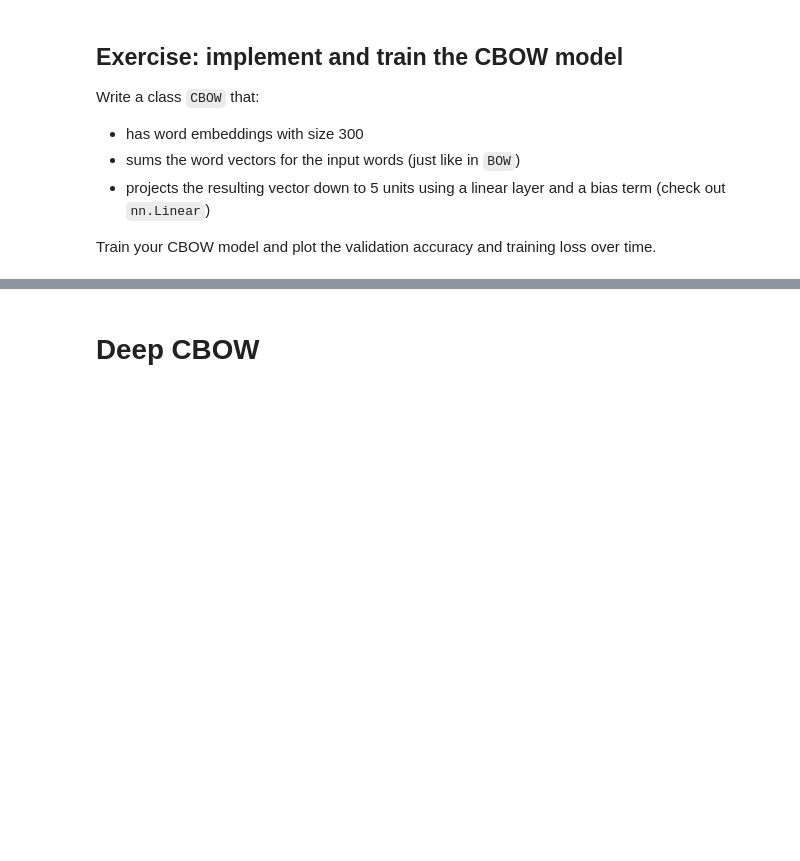
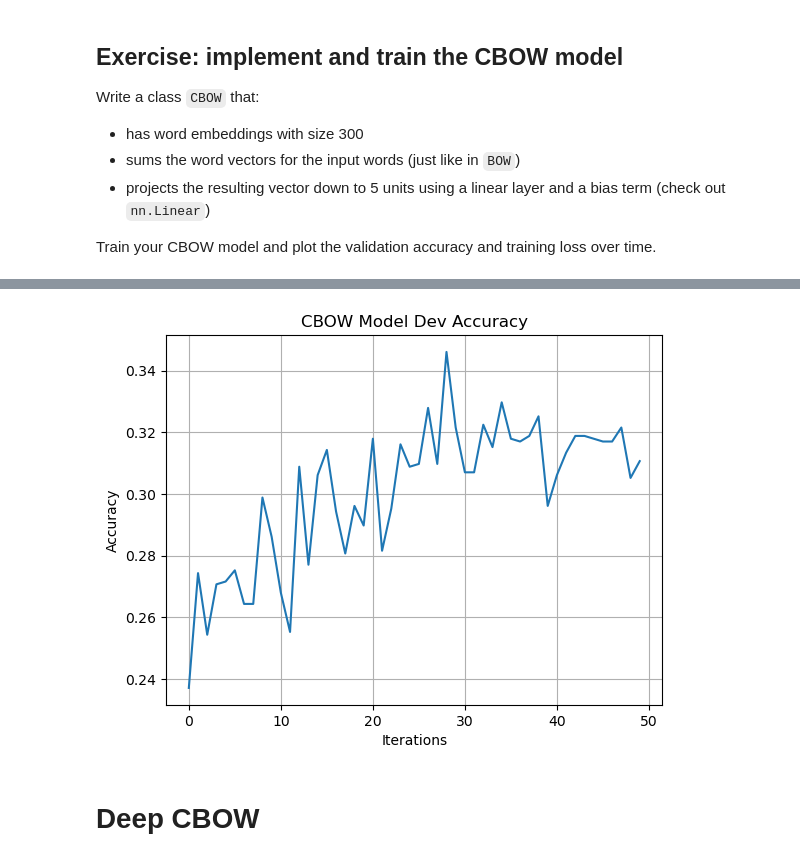
Before and after one commit to bpiyush/NLP1Labs, a Jupyter notebook: lab2/NLP1_2021_Practical_2_Piyush.ipynb, the cells around one changed output, grey strips where cells are left out. Saved outputs shown, nothing was run; the diff lists cells and outputs as text; code cells hidden in the pictures; blank space fills up the shorter version.

Commit message:
Adds BOW, CBOW, DeepCBOW, PTDeepCBOW

```diff
--- a/lab2/NLP1_2021_Practical_2_Piyush.ipynb
+++ b/lab2/NLP1_2021_Practical_2_Piyush.ipynb
@@ -745,0 +862,10 @@ Train your CBOW model and plot the validation accuracy and training loss over ti
+# %%
+cbow_model = CBOW(len(v.w2i), 300, vocab=v)
+print(cbow_model)
+
+cbow_model = cbow_model.to(device)
+
+optimizer = optim.Adam(cbow_model.parameters(), lr=0.0001)
+cbow_losses, cbow_accuracies = train_model(
+    cbow_model, optimizer, num_iterations=500000,
+    print_every=1000, eval_every=1000)
@@ -746,3 +891,15 @@ Train your CBOW model and plot the validation accuracy and training loss over ti
+# %%
+# This will plot the validation accuracies across time.
+
+plt.plot(cbow_accuracies)
+
+plt.grid()
+plt.title("CBOW Model Dev Accuracy")
+plt.xlabel("Iterations")
+plt.ylabel("Accuracy")
+plt.show()
+# %% [output]
+[figure, added]
 # %% [markdown]
 # Deep CBOW
 # %% [markdown]
```
Also changed, not shown: parts of 46 cells of this notebook, 2 other files.
